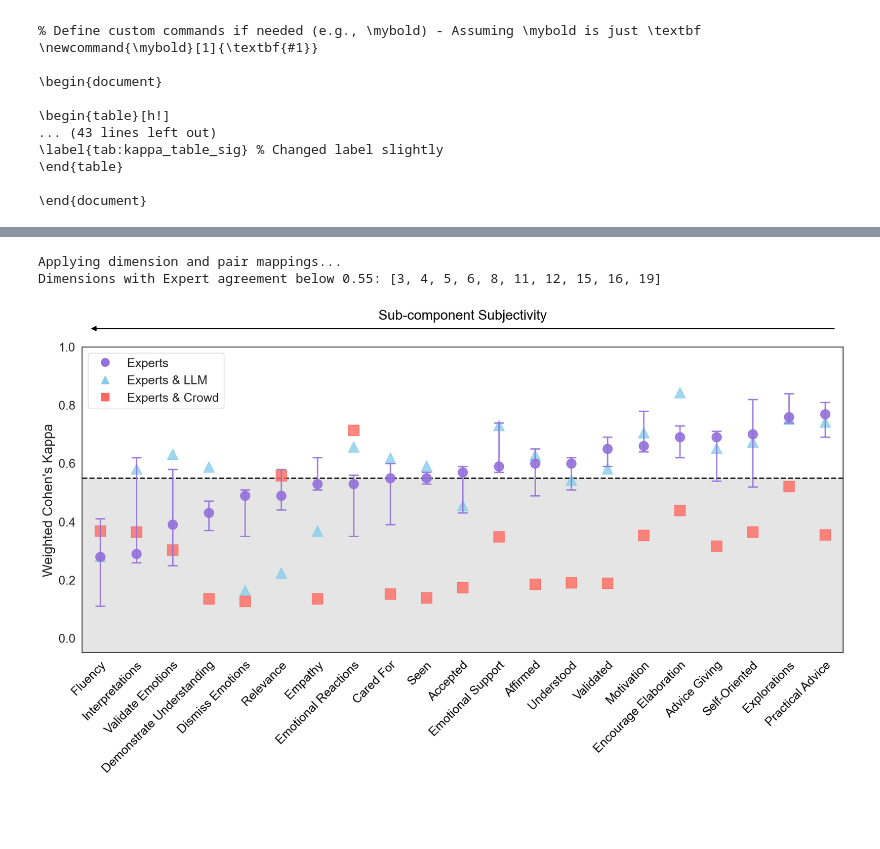
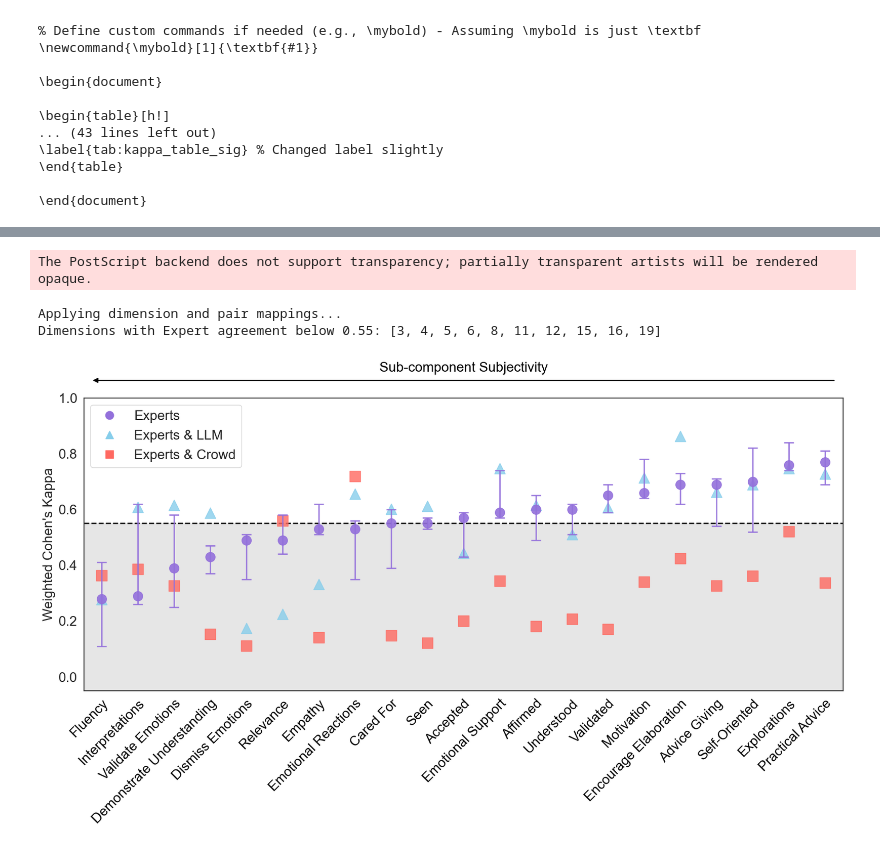
Before and after one commit to aakriti1kumar/replication-data-and-code-when-LLMs-reliable-empathic-communication, a Jupyter notebook: analysis.ipynb, the cells around one changed output, grey strips where cells are left out. Saved outputs shown, nothing was run; the diff lists cells and outputs as text; code cells hidden in the pictures; blank space fills up the shorter version.

```diff
--- a/analysis.ipynb
+++ b/analysis.ipynb
@@ -827,6 +836,8 @@ Weighted Cohen's Kappa percentiles (25th, 50th, 75th): [0.3225 0.51   0.62  ]
 [figure]
 # %%
 df = pd.read_csv("annotations/table_kappa.csv")
+
+SOLID_GRAY = '#E6E6E6'
 
 if any(dim.islower() for dim in df['Dimension'].unique()):
     print("Applying dimension and pair mappings...")
@@ -916,9 +927,12 @@ if not all_y_values.empty:
 else:
     plot_ymin, plot_ymax = -0.1, 1.25
 
-ax.axhspan(plot_ymin, correlation_threshold, facecolor='gray', alpha=0.2, zorder=0)  # Below threshold
+ax.axhspan(plot_ymin, correlation_threshold, facecolor=SOLID_GRAY, edgecolor='none', zorder=0) # Below threshold
 
 legend_handles = []
+
+fig.patch.set_facecolor('white')
+ax.set_facecolor('white')
 
 # Plot expert median with error bars (min/max range)
 if not expert_stats.empty:
@@ -955,7 +969,7 @@ for pair in pairs_to_plot:
     # Map dimension to X position
     pair_data['x_pos'] = pair_data['Dimension'].map(x_values_map)
     current_marker = marker_map.get(pair, 'x')
-    current_color = color_map.get(pair, 'grey')
+    current_color = color_map.get(pair, 'lightgrey')
 
     # Add vertical jitter to the points
     pair_data['y_jitter'] = pair_data['Weighted Cohen\'s Kappa'] + np.random.uniform(-0.02, 0.02, len(pair_data))
@@ -987,40 +1001,41 @@ ax.set_xticklabels(x_order,
                    fontsize=18)
 ax.set_xlim(-0.5, num_dimensions - 0.5)
 
 ax.set_ylabel("Weighted Cohen's Kappa", fontsize=20)
 ax.set_xlabel("", fontsize=20)
 
 # Set Y limits (kappa axis)
 ax.set_ylim(plot_ymin, plot_ymax)
 
-ax.tick_params(axis='y', labelsize=18)
-ax.tick_params(axis='x', labelsize=18, colors='black')
+ax.tick_params(axis='y', labelsize=20)
+ax.tick_params(axis='x', labelsize=20, colors='black')
 
 arrow_y = 1.06
 arrow_x_left = 0.01
 arrow_x_right = 0.99
 
 ax.annotate('',
             xy=(arrow_x_right, arrow_y), xytext=(arrow_x_left, arrow_y),
             arrowprops=dict(arrowstyle='<|-', lw=1.5, color='black', mutation_scale=15),
             xycoords='axes fraction', textcoords='axes fraction', zorder=5)
 
 ax.text(0.5, arrow_y + 0.02, 'Sub-component Subjectivity', fontsize=20,
         ha='center', va='bottom', color='black', transform=ax.transAxes)
 
 ax.set_yticks(np.arange(0, 1.1, 0.2))
 ax.set_yticklabels([f'{tick:.1f}' for tick in np.arange(0, 1.1, 0.2)])
 
 # Add legend
-ax.legend(handles=legend_handles, loc='upper left', fontsize=18)
+ax.legend(handles=legend_handles, loc='upper left', fontsize=20)
 
 plt.tight_layout(rect=[0, 0, 0.88, 1])
-plt.savefig('figs/reliability_continuum_scatter.png', dpi=300, bbox_inches='tight')
+plt.savefig('figs/MainFigure1.eps', format="eps", dpi=600)
 plt.show()
 # %% [output]
-Applying dimension and pair mappings...
-Dimensions with Expert agreement below 0.55: [3, 4, 5, 6, 8, 11, 12, 15, 16, 19]
+The PostScript backend does not support transparency; partially transparent artists will be rendered opaque.
+Applying dimension and pair mappings...
+Dimensions with Expert agreement below 0.55: [3, 4, 5, 6, 8, 11, 12, 15, 16, 19]
-[figure, old version]
+[figure, new version]
 # %%
 table_kappa = pd.read_csv("annotations/table_kappa.csv")
 table_kappa
```
Also changed, not shown: parts of 13 cells of this notebook, 12 other files.
